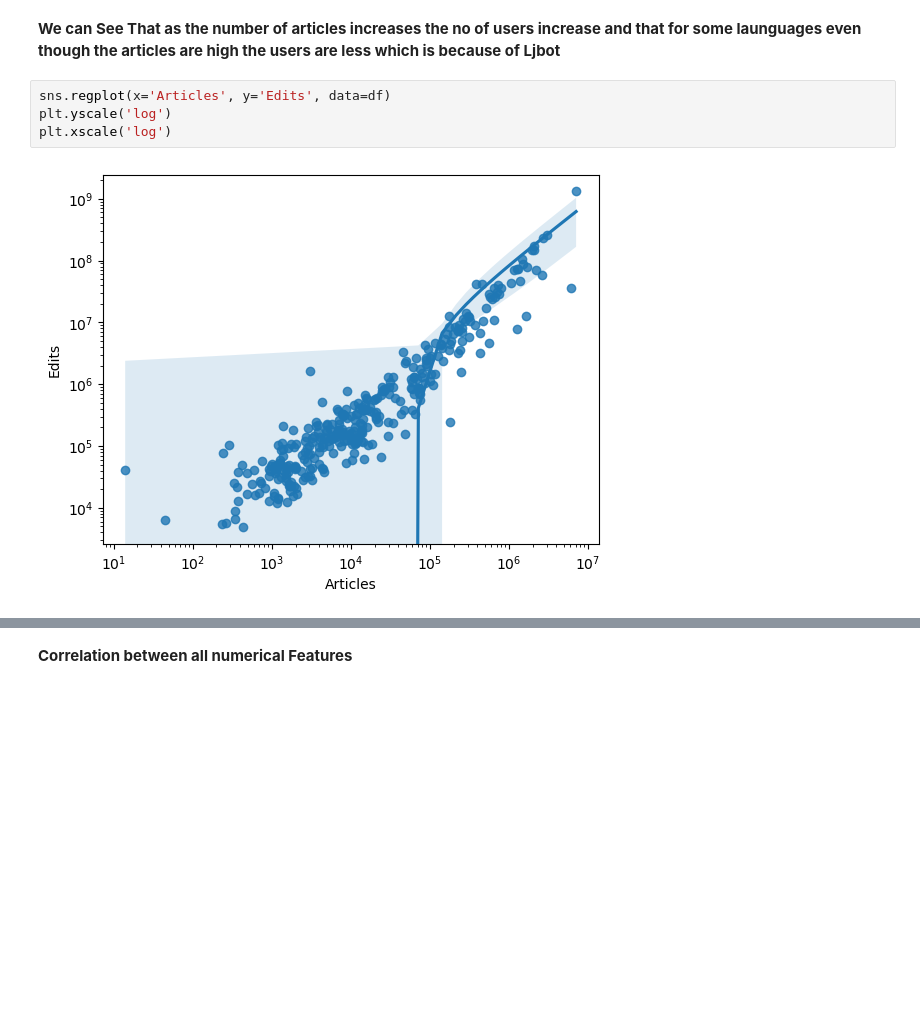
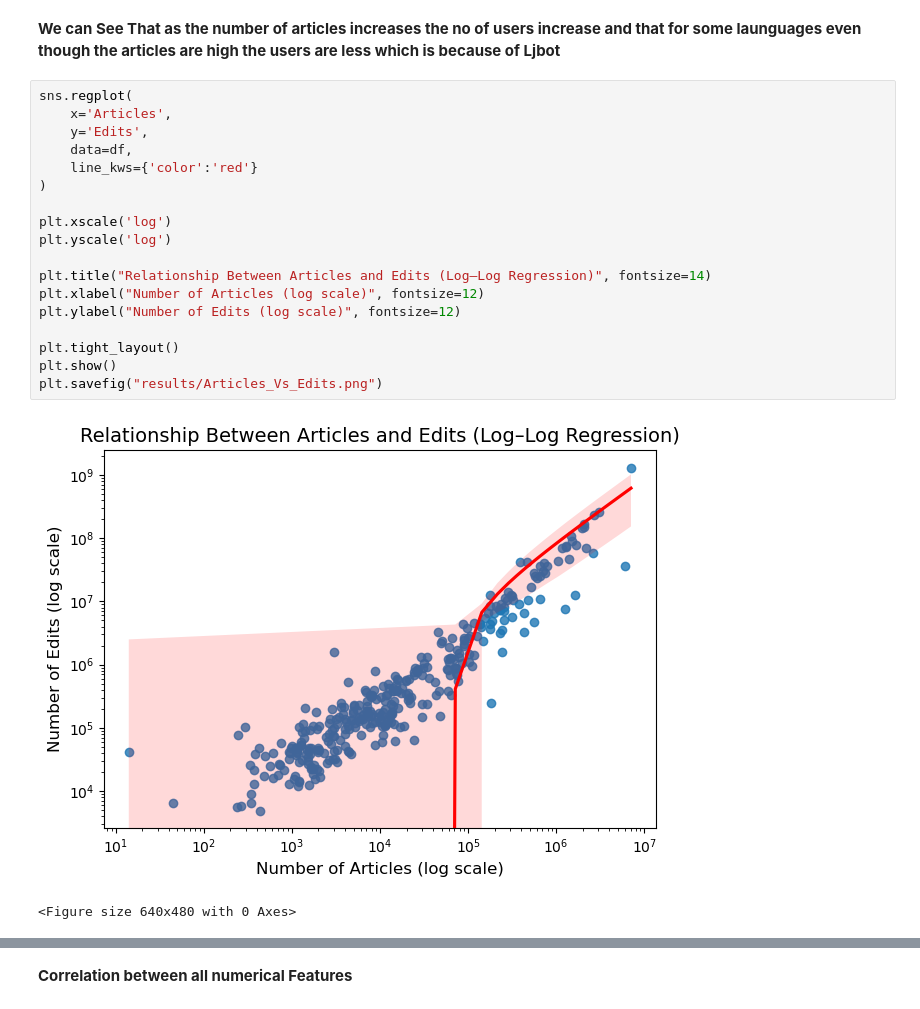
Before and after one commit to mvardhan2003/Wikipedia-Data-Analysis, a Jupyter notebook: Eda_on_wikipedias.ipynb, the cells around one changed output, grey strips where cells are left out. Cells and saved outputs as stored; diff of their text form; blank space fills up the shorter version.

```diff
--- a/Eda_on_wikipedias.ipynb
+++ b/Eda_on_wikipedias.ipynb
@@ -457,8 +381,23 @@ plt.xscale('log')
 # %% [markdown]
 **We can See That as the number of articles increases the no of users increase and that for some launguages even though the articles are high the users are less which is because of Ljbot**
 # %%
-sns.regplot(x='Articles', y='Edits', data=df)
+sns.regplot(
+    x='Articles',
+    y='Edits',
+    data=df,
+    line_kws={'color':'red'}
+)
+
+plt.xscale('log')
 plt.yscale('log')
-plt.xscale('log')
+
+plt.title("Relationship Between Articles and Edits (Log–Log Regression)", fontsize=14)
+plt.xlabel("Number of Articles (log scale)", fontsize=12)
+plt.ylabel("Number of Edits (log scale)", fontsize=12)
+
+plt.tight_layout()
+plt.show()
+plt.savefig("results/Articles_Vs_Edits.png")
 # %% [output]
-[figure, old version]
+[figure, new version]
+<Figure size 640x480 with 0 Axes>
```
Also changed, not shown: parts of 27 cells of this notebook, 11 other files.
